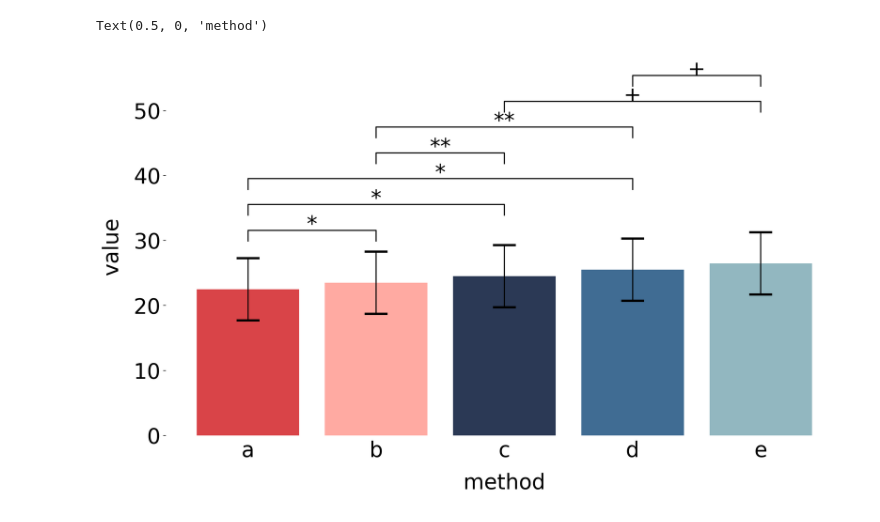
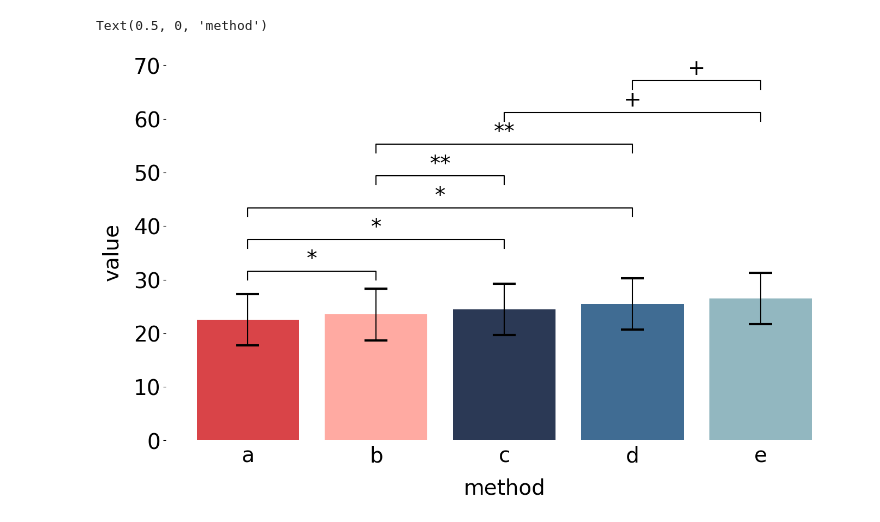
Before and after one commit to takato86/vistats, a Jupyter notebook: examples/barplot_example.ipynb, the cells around one changed output. Saved outputs shown, nothing was run; the diff lists cells and outputs as text; code cells hidden in the pictures.

Commit message:
annotate boxplot.

```diff
--- a/examples/barplot_example.ipynb
+++ b/examples/barplot_example.ipynb
@@ -20,32 +20,32 @@ means, sems = target_data_df.mean().values, target_data_df.sem().values
 asterisk_tuples = [(0, 1, "*"), (0, 2, "*"), (0, 3, "*"), (1, 2, '**'), (3, 4, "+"), (1, 3, '**'), (2, 4, "+")]
 # asterisk_tuples = [(0, 1, "*"), (1, 2, "*")]
 # %%
-# You can use barplot_annotate_brackets like plt.bar, plt.plot, and etc.
+# You can use annotate_brackets like plt.bar, plt.plot, and etc.
 plt.figure(figsize=(16, 9))
 plt.gca().spines['right'].set_visible(False)
 plt.gca().spines['top'].set_visible(False)
 plt.gca().spines['left'].set_visible(False)
 plt.gca().spines['bottom'].set_visible(False)
 plt.tick_params(bottom=False, labelsize=28)
 bars = np.arange(len(target_data_df.columns))
 plt.bar(
     bars, means,
     tick_label=target_data_df.columns.tolist(),
     yerr=sems,
     capsize=15.0,
     error_kw={"capthick": 3.0},
     align='center',
     color=["#d94448", "#ffaaa2", "#2b3955", "#406c93", "#92b7c0"]
 )
 
 # run the function after plt.bar
-barplot_annotate_brackets(
+annotate_brackets(
     asterisk_tuples, bars, means.tolist(),
     yerr=sems.tolist(), fs=28
 )
 
 plt.ylabel("value", labelpad=15, fontsize=28)
 plt.xlabel("method", labelpad=15, fontsize=28)
 # %% [output]
 Text(0.5, 0, 'method')
-[figure, old version]
+[figure, new version]
```
Also changed, not shown: parts of 1 cell of this notebook, 8 other files.
